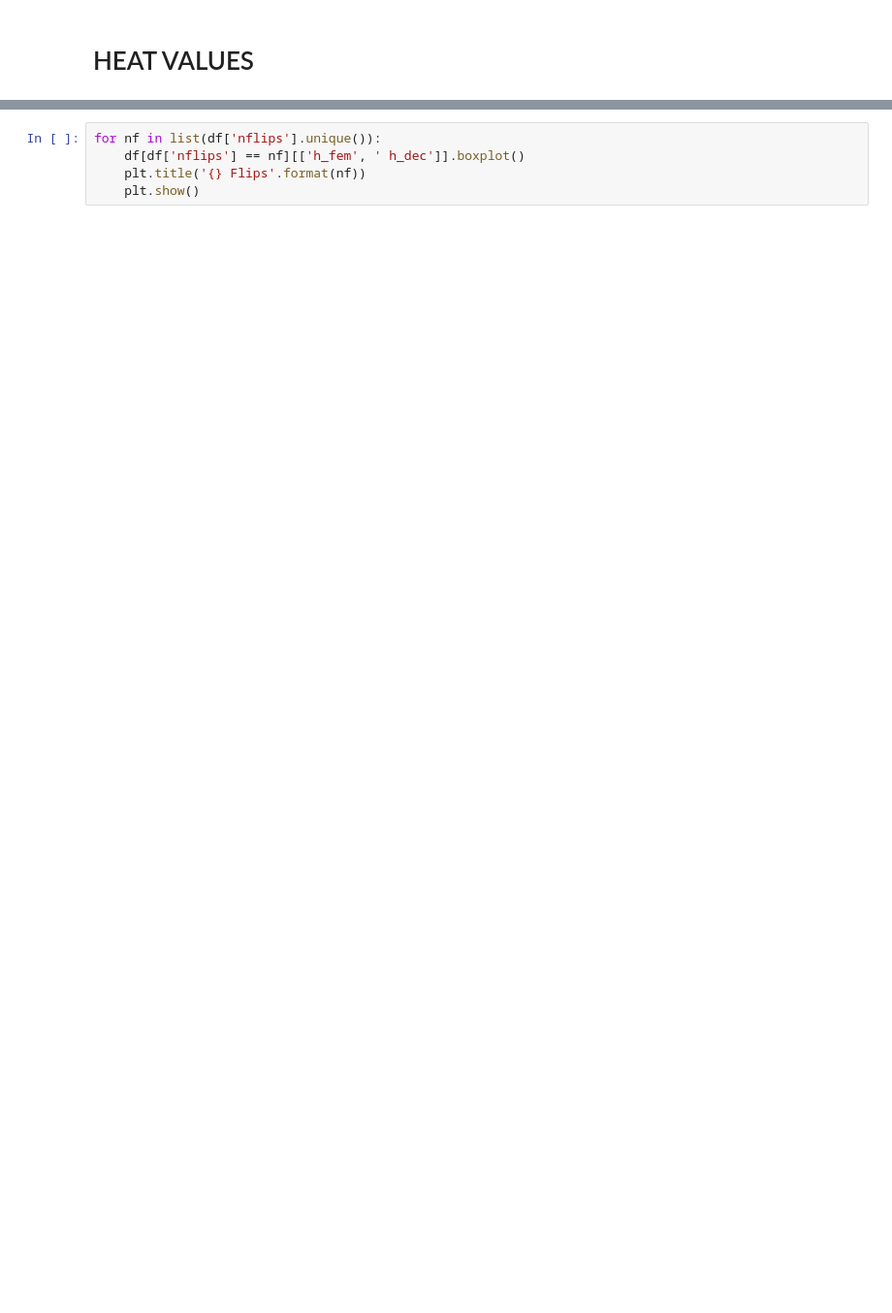
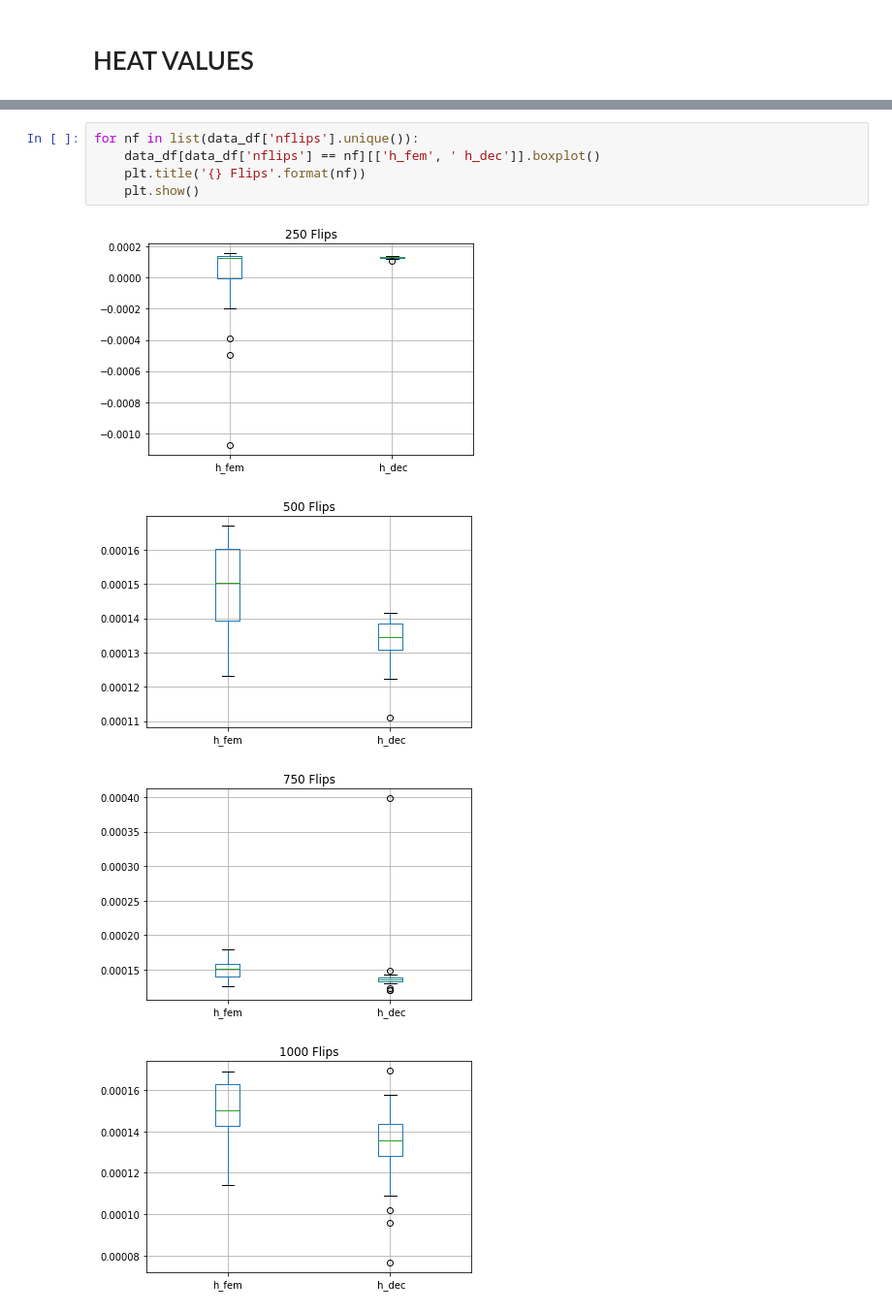
Before and after one commit to PhHerholz/TetLib, a Jupyter notebook: notebooks/heat_diffusion_flips.ipynb, the cells around one changed output, grey strips where cells are left out. Shown at 97% size. Cells and saved outputs as stored; diff of their text form; blank space fills up the shorter version.

```diff
--- a/notebooks/heat_diffusion_flips.ipynb
+++ b/notebooks/heat_diffusion_flips.ipynb
@@ -82,5 +131,10 @@ print()
 # %%
-for nf in list(df['nflips'].unique()):
-    df[df['nflips'] == nf][['h_fem', ' h_dec']].boxplot()
+for nf in list(data_df['nflips'].unique()):
+    data_df[data_df['nflips'] == nf][['h_fem', ' h_dec']].boxplot()
     plt.title('{} Flips'.format(nf))
     plt.show()
+# %% [output]
+[figure, added]
+[figure, added]
+[figure, added]
+[figure, added]
```
Also changed, not shown: parts of 12 cells of this notebook, 4 other files.
